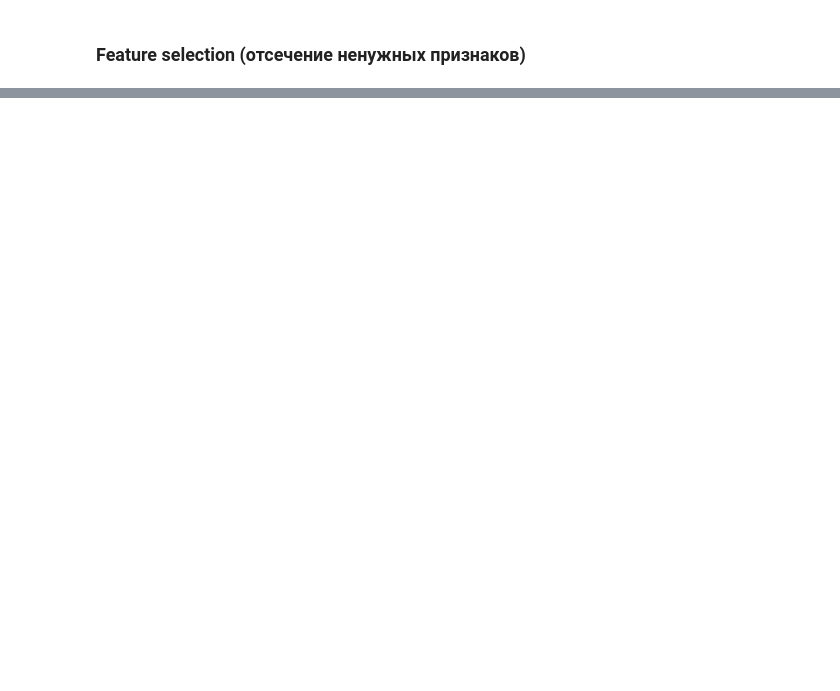
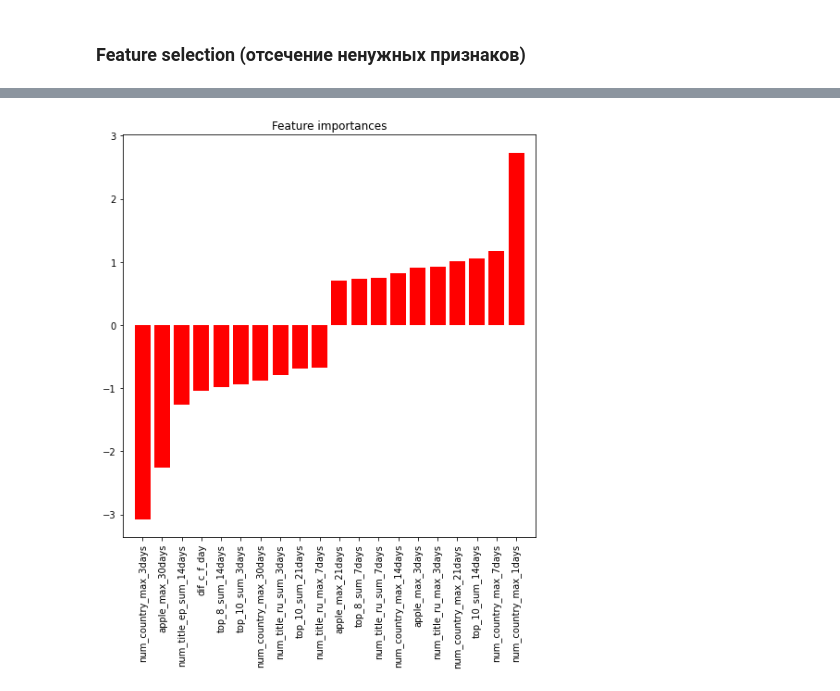
Before and after one commit to maximenkooo/ChurnPrediction, a Jupyter notebook: ChurnPrediction.ipynb, the cells around one changed output, grey strips where cells are left out. Saved outputs shown, nothing was run; the diff lists cells and outputs as text; code cells hidden in the pictures; blank space fills up the shorter version.

```diff
--- a/ChurnPrediction.ipynb
+++ b/ChurnPrediction.ipynb
@@ -497,15 +401,0 @@ def run_prob_cv(X, y, clf):
-# %%
-X = StandardScaler().fit_transform(X)
-pred_prob = run_prob_cv(X, y, lgbm)
-pred_churn = pred_prob[:,1]
-is_churn = y == 1
-
-counts = pd.value_counts(pred_churn)
-
-true_prob = {}
-for prob in counts.index:
-    true_prob[prob] = np.mean(is_churn[pred_churn == prob])
-    true_prob = pd.Series(true_prob)
-
-counts = pd.concat([counts,true_prob], axis=1).reset_index()
-counts.columns = ['pred_prob', 'count', 'true_prob']
@@ -527,0 +427,4 @@ Name: pred_prob, dtype: float64
+# %%
+feat_imp = dict(zip(X.columns,clf_final.coef_.tolist()[0]))
+# %%
+feat_imp = {k: v for k, v in sorted(feat_imp.items(), key=lambda item: item[1])}
@@ -527,0 +454,12 @@ Name: pred_prob, dtype: float64
+# %%
+plt.figure(figsize=(8,8))
+plt.title("Feature importances")
+names_cols = list(feat_imp.keys())[:10]+list(feat_imp.keys())[-10:]
+plt.bar(names_cols,
+        list(feat_imp.values())[:10]+list(feat_imp.values())[-10:],
+        color="r", align="center")
+plt.xticks(rotation='vertical')
+plt.xlim([-1, len(names_cols)])
+plt.show()
+# %% [output]
+[figure, added]
```
Also changed, not shown: parts of 48 cells of this notebook.
